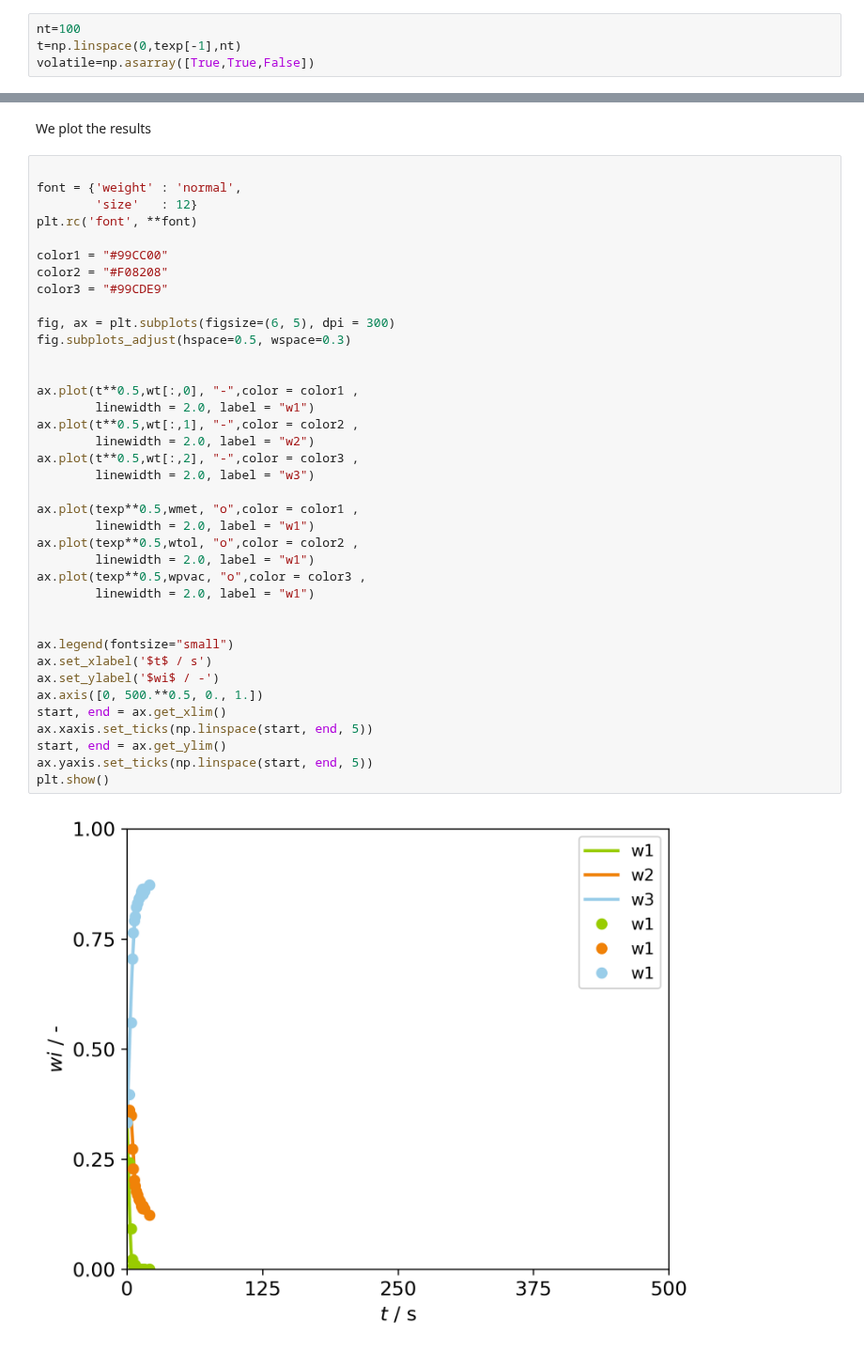
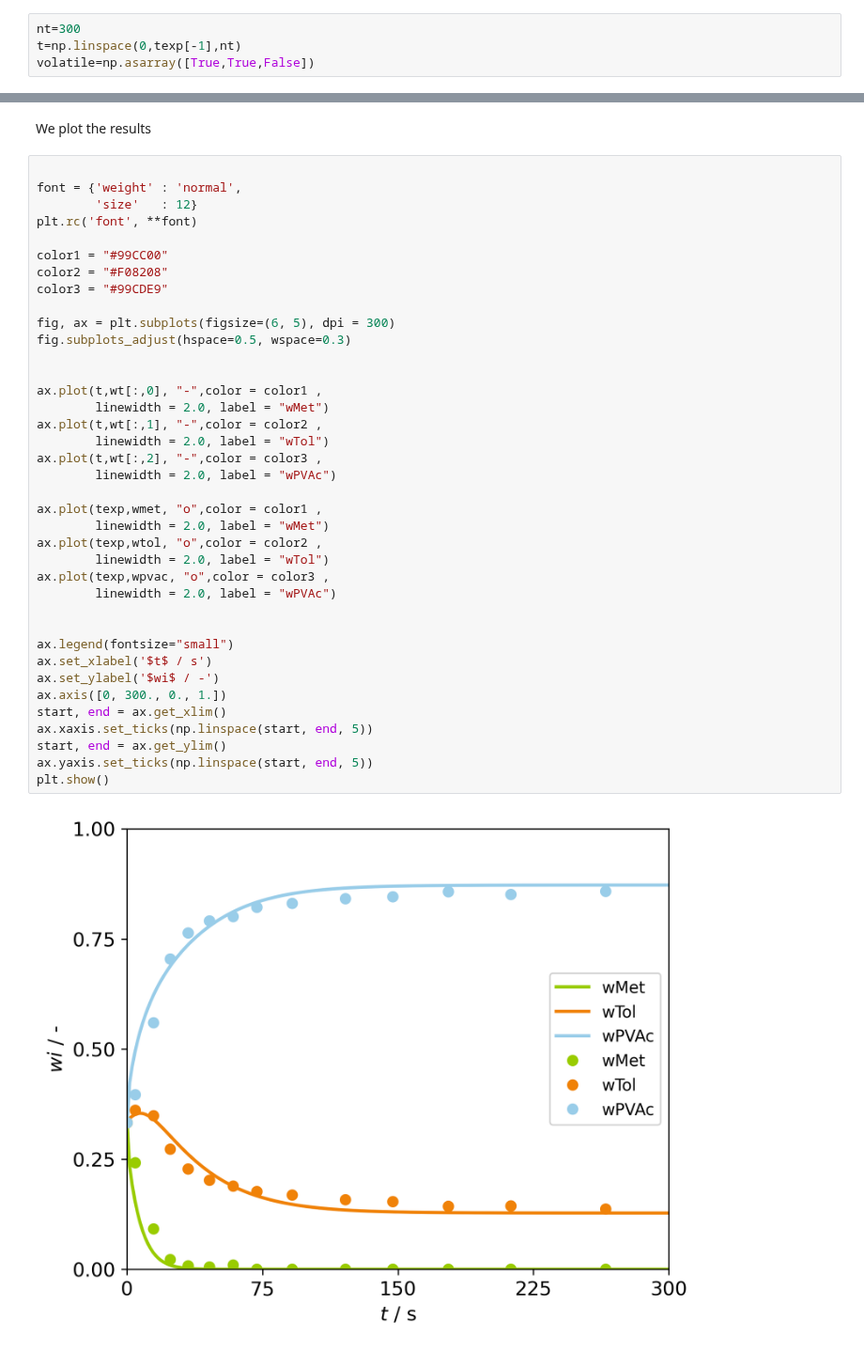
Before and after one commit to Borrdom/diffusionpy, a Jupyter notebook: Pvac_toloul_methanol.ipynb, the cells around one changed output, grey strips where cells are left out. Shown at 94% size. Cells and saved outputs as stored; diff of their text form.

```diff
--- a/Pvac_toloul_methanol.ipynb
+++ b/Pvac_toloul_methanol.ipynb
@@ -42,7 +42,7 @@ Dvec=np.asarray([1E-8,2.3E-11,1.7E-11])
 # %% [markdown]
 Next we define the time array and which component is mobile
 # %%
-nt=100
+nt=300
 t=np.linspace(0,texp[-1],nt)
 volatile=np.asarray([True,True,False])
 # %%
@@ -54,40 +54,40 @@ We plot the results
 # %%
 
 font = {'weight' : 'normal',
         'size'   : 12}
 plt.rc('font', **font)
 
 color1 = "#99CC00"
 color2 = "#F08208"
 color3 = "#99CDE9"
 
 fig, ax = plt.subplots(figsize=(6, 5), dpi = 300)
 fig.subplots_adjust(hspace=0.5, wspace=0.3)
 
 
-ax.plot(t**0.5,wt[:,0], "-",color = color1 ,
-        linewidth = 2.0, label = "w1")
-ax.plot(t**0.5,wt[:,1], "-",color = color2 ,
-        linewidth = 2.0, label = "w2")
-ax.plot(t**0.5,wt[:,2], "-",color = color3 ,
-        linewidth = 2.0, label = "w3")
+ax.plot(t,wt[:,0], "-",color = color1 ,
+        linewidth = 2.0, label = "wMet")
+ax.plot(t,wt[:,1], "-",color = color2 ,
+        linewidth = 2.0, label = "wTol")
+ax.plot(t,wt[:,2], "-",color = color3 ,
+        linewidth = 2.0, label = "wPVAc")
 
-ax.plot(texp**0.5,wmet, "o",color = color1 ,
-        linewidth = 2.0, label = "w1")
-ax.plot(texp**0.5,wtol, "o",color = color2 ,
-        linewidth = 2.0, label = "w1")
-ax.plot(texp**0.5,wpvac, "o",color = color3 ,
-        linewidth = 2.0, label = "w1")
+ax.plot(texp,wmet, "o",color = color1 ,
+        linewidth = 2.0, label = "wMet")
+ax.plot(texp,wtol, "o",color = color2 ,
+        linewidth = 2.0, label = "wTol")
+ax.plot(texp,wpvac, "o",color = color3 ,
+        linewidth = 2.0, label = "wPVAc")
 
 
 ax.legend(fontsize="small")
 ax.set_xlabel('$t$ / s')
 ax.set_ylabel('$wi$ / -')
-ax.axis([0, 500.**0.5, 0., 1.])
+ax.axis([0, 300., 0., 1.])
 start, end = ax.get_xlim()
 ax.xaxis.set_ticks(np.linspace(start, end, 5))
 start, end = ax.get_ylim()
 ax.yaxis.set_ticks(np.linspace(start, end, 5))
 plt.show()
 # %% [output]
-[figure, old version]
+[figure, new version]
```
Also changed, not shown: parts of 1 cell of this notebook, 10 other files.
